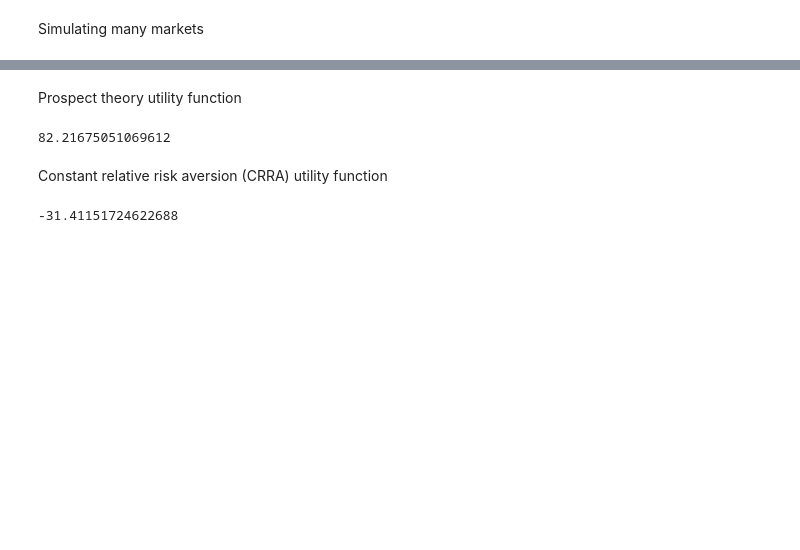
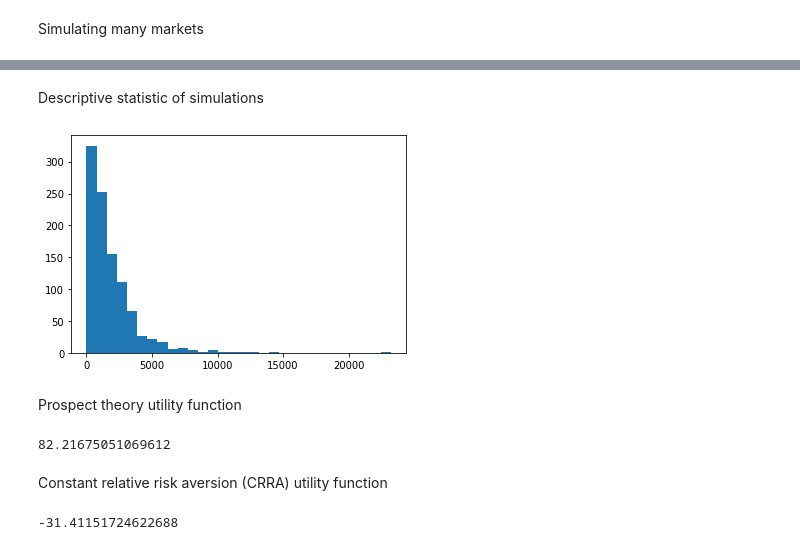
Before and after one commit to neriksen/applied_finance, a Jupyter notebook: est_t-dist_innovations.ipynb, the cells around one changed output, grey strips where cells are left out. Saved outputs shown, nothing was run; the diff lists cells and outputs as text; code cells hidden in the pictures; blank space fills up the shorter version.

```diff
--- a/est_t-dist_innovations.ipynb
+++ b/est_t-dist_innovations.ipynb
@@ -124,3 +106,11 @@ def many_market(nobs,years):
+# %% [markdown]
+Descriptive statistic of simulations
+# %%
+final_returns=many_market(1000,60).iloc[7560,: ].values
+plt.hist(final_returns, bins = 30)
+plt.show()
+# %% [output]
+[figure, added]
 # %% [markdown]
 Prospect theory utility function
 # %%
```
Also changed, not shown: parts of 2 cells of this notebook.
